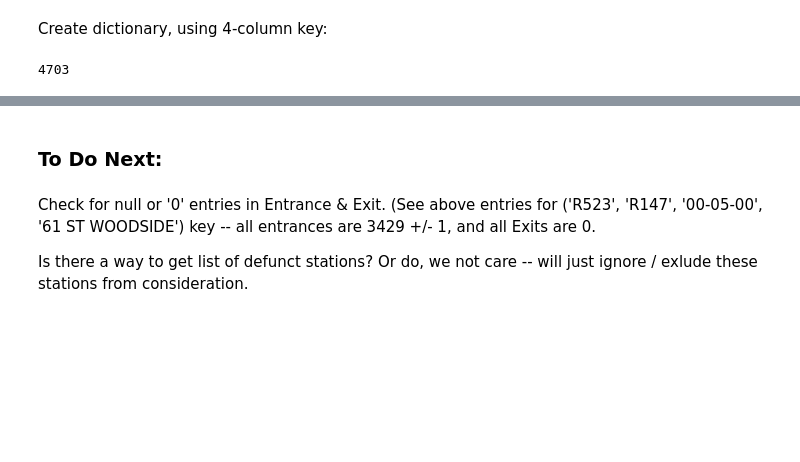
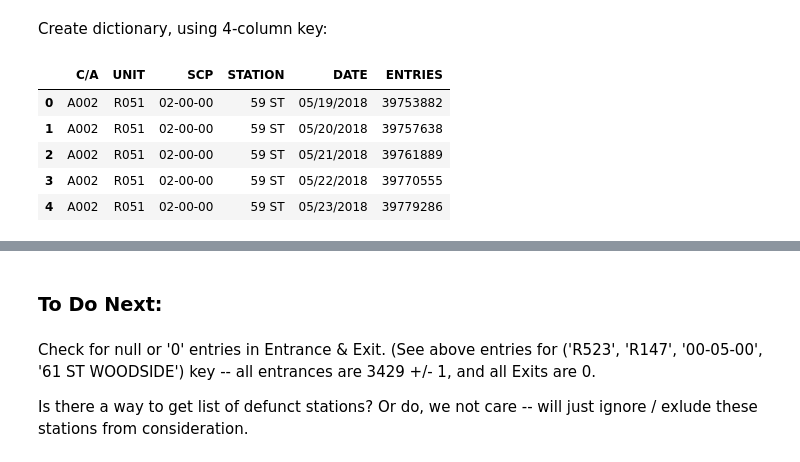
Before and after one commit to luketibbott/benson, a Jupyter notebook: benson-KF.ipynb, the cells around one changed output, grey strips where cells are left out. Cells and saved outputs as stored; diff of their text form; code cells hidden in the pictures; blank space fills up the shorter version.

```diff
--- a/benson-KF.ipynb
+++ b/benson-KF.ipynb
@@ -48,7 +68,3 @@ other_cols
 Create dictionary, using 4-column key:
 # %%
 dct = df.groupby(key_cols)[other_cols].apply(lambda x: list(x.values)).to_dict()
-# %%
-len(dct)
-# %% [output]
-4703
@@ -54,0 +74,9 @@ len(dct)
+# %%
+grp1.head()
+# %% [output]
+|  | C/A | UNIT | SCP | STATION | DATE | ENTRIES |
+| 0 | A002 | R051 | 02-00-00 | 59 ST | 05/19/2018 | 39753882 |
+| 1 | A002 | R051 | 02-00-00 | 59 ST | 05/20/2018 | 39757638 |
+| 2 | A002 | R051 | 02-00-00 | 59 ST | 05/21/2018 | 39761889 |
+| 3 | A002 | R051 | 02-00-00 | 59 ST | 05/22/2018 | 39770555 |
+| 4 | A002 | R051 | 02-00-00 | 59 ST | 05/23/2018 | 39779286 |
```
Also changed, not shown: parts of 23 cells of this notebook.
